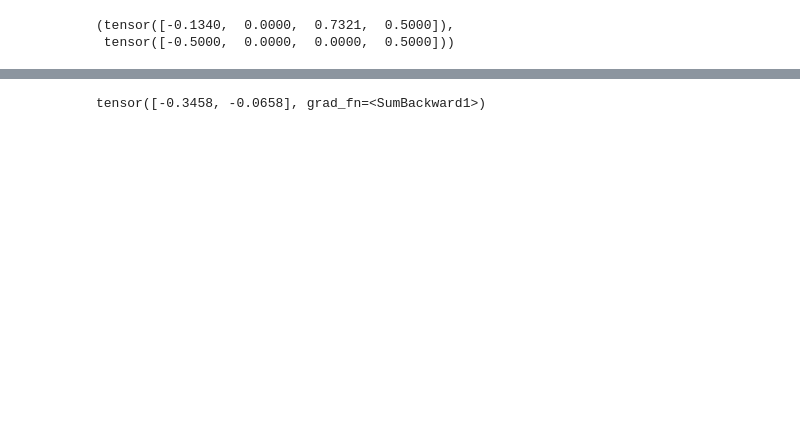
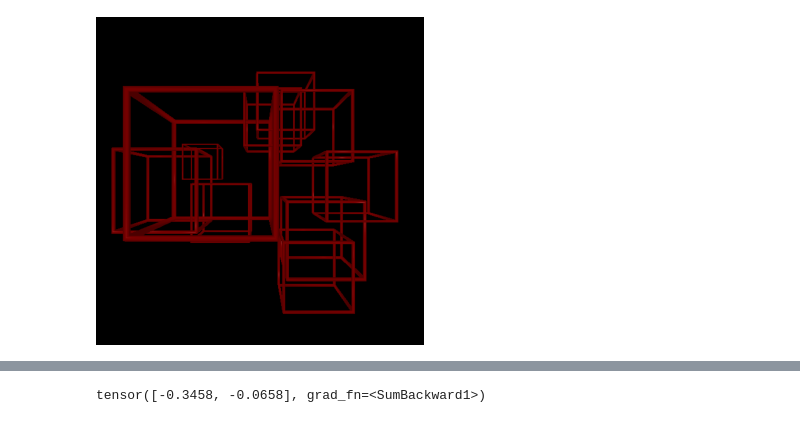
Before and after one commit to hcp6897/mosaic-sdf, a Jupyter notebook: prototype.ipynb, the cells around one changed output, grey strips where cells are left out. Drawn from its saved outputs; the diff is of its cells as text; code cells hidden in the pictures; blank space fills up the shorter version.

Commit message:
adding visualizer. wip

```diff
--- a/prototype.ipynb
+++ b/prototype.ipynb
@@ -16,11 +23,25 @@ points = torch.tensor([
 ])
 
 # Sample SDF for different shapes at the specified points
-sphere_sdf = ShapeSampler(shape_type="sphere").forward(points)
+shape_sampler_sphere = ShapeSampler(shape_type="sphere")
 cube_sdf = ShapeSampler("cube")(points)
 # pyramid_sdf = shape_sampler("pyramid", points)
 
-sphere_sdf, cube_sdf #, pyramid_sdf
+# sphere_sdshape_sampler_spheref, cube_sdf #, pyramid_sdf
-# %% [output]
-(tensor([-0.1340,  0.0000,  0.7321,  0.5000]),
- tensor([-0.5000,  0.0000,  0.0000,  0.5000]))
+# %%
+device = torch.device("cuda:0" if torch.cuda.is_available() else "cpu")
+
+n_grids = 10
+mosaic_sdf = MosaicSDF(grid_resolution=7, n_grids=n_grids).to(device)
+mosaic_sdf.update_sdf_values(shape_sampler_sphere)
+visualizer = MosaicSDFVisualizer(mosaic_sdf, shape_sampler_sphere, device, template_mesh_path='data/cube.obj')#, requires_grad=False)
+
+with torch.no_grad():
+    meshes = visualizer.create_mosaic_grid_meshes()
+    vis = visualizer.render_meshes(meshes)
+    # vis.shape
+    plt.figure(figsize=(4, 4))
+    plt.imshow(vis[0, ..., :3].cpu().numpy())
+    plt.axis("off")
+# %% [output]
+[figure, added]
```
Also changed, not shown: parts of 8 cells of this notebook, 4 other files.
